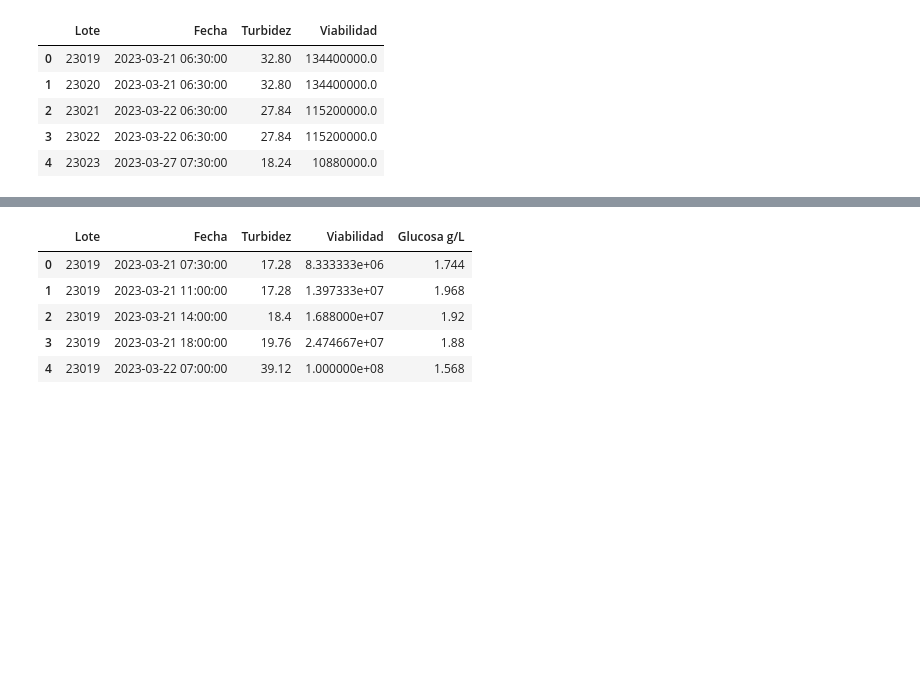
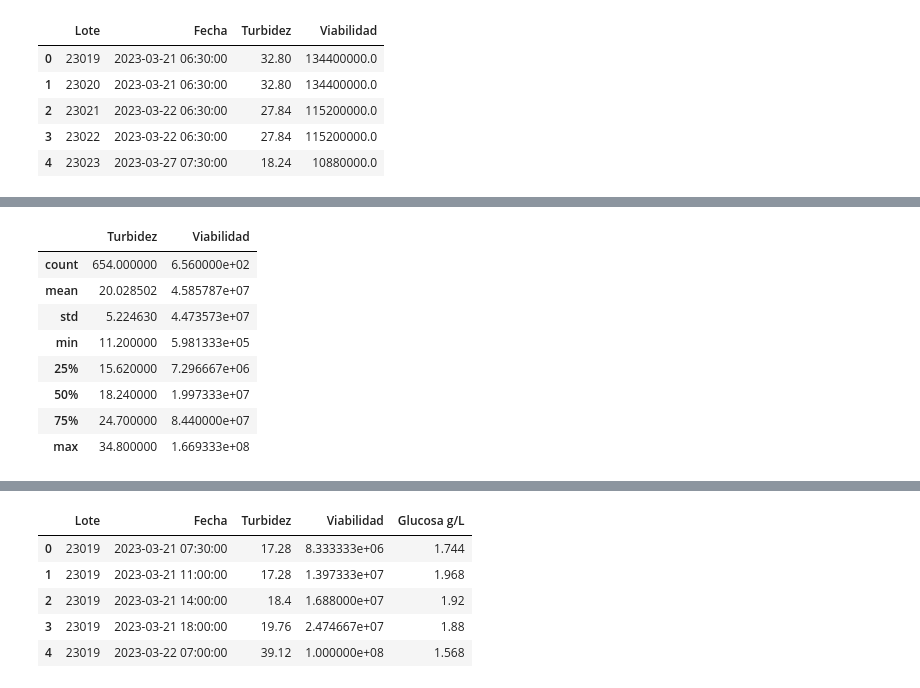
Before and after one commit to nikodyulger/datathon-los-forajidos, a Jupyter notebook: exploracion.ipynb, the cells around one changed output, grey strips where cells are left out. Drawn from its saved outputs; the diff is of its cells as text; code cells hidden in the pictures; blank space fills up the shorter version.

```diff
--- a/exploracion.ipynb
+++ b/exploracion.ipynb
@@ -864,0 +877,3 @@ df_ipc_inoculo.head(5)
+# %%
+df_ipc_inoculo = df_ipc_inoculo[df_ipc_inoculo['Lote'].isin(LOTES)]
+df_ipc_inoculo.shape
@@ -864,0 +896,12 @@ df_ipc_inoculo.head(5)
+# %%
+df_ipc_inoculo.describe(include=float)
+# %% [output]
+|  | Turbidez | Viabilidad |
+| count | 654.000000 | 6.560000e+02 |
+| mean | 20.028502 | 4.585787e+07 |
+| std | 5.224630 | 4.473573e+07 |
+| min | 11.200000 | 5.981333e+05 |
+| 25% | 15.620000 | 7.296667e+06 |
+| 50% | 18.240000 | 1.997333e+07 |
+| 75% | 24.700000 | 8.440000e+07 |
+| max | 34.800000 | 1.669333e+08 |
```
Also changed, not shown: parts of 26 cells of this notebook.
